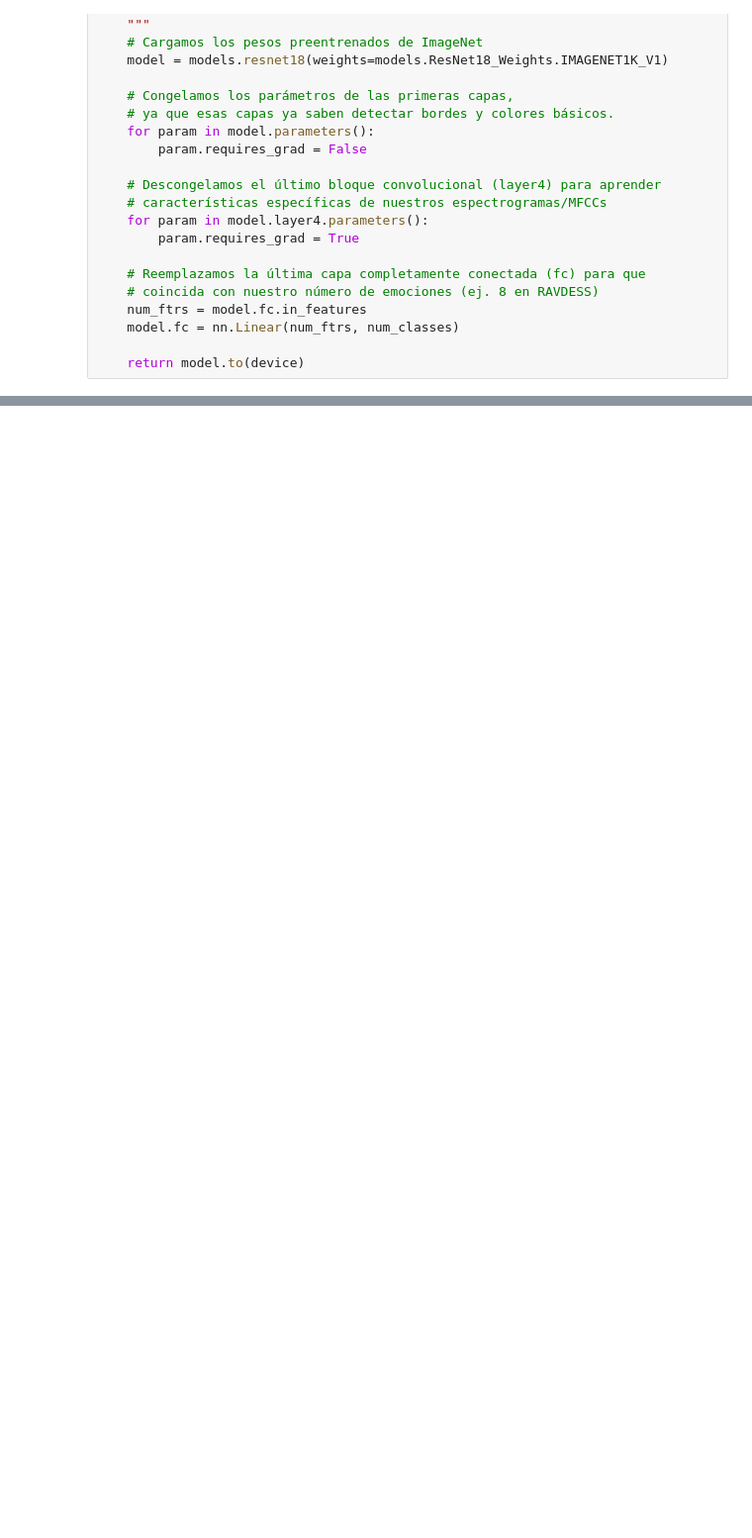
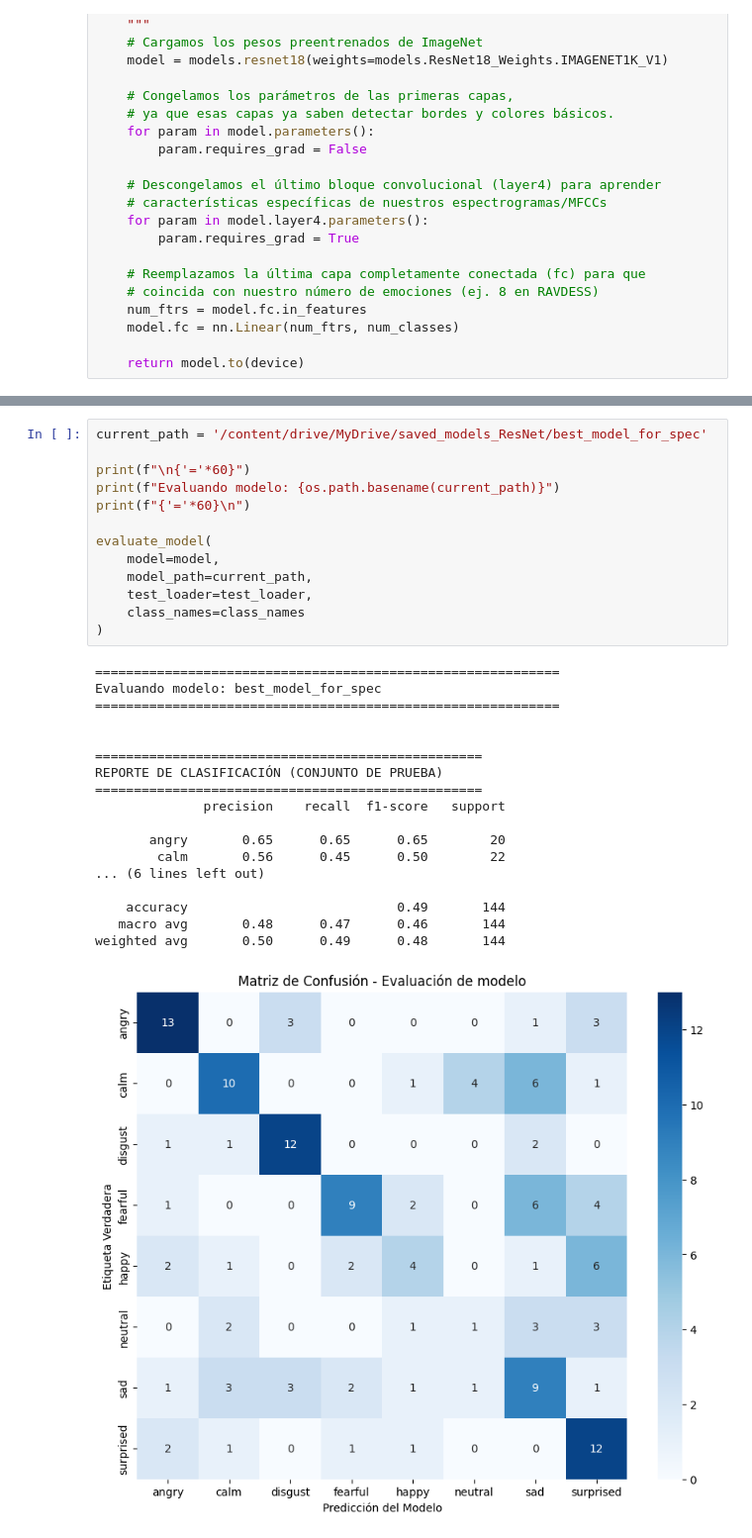
Before and after one commit to AcSsalazar/the-color-of-emotions, a Jupyter notebook: Notebooks/5-model-training.ipynb, the cells around one changed output, grey strips where cells are left out. Shown at 99% size. Saved outputs shown, nothing was run; the diff lists cells and outputs as text; blank space fills up the shorter version.

```diff
--- a/Notebooks/5-model-training.ipynb
+++ b/Notebooks/5-model-training.ipynb
@@ -225,0 +366,32 @@ TypeError: resnet_feature_selector() got an unexpected keyword argument 'base_di
+# %%
+current_path = '/content/drive/MyDrive/saved_models_ResNet/best_model_for_spec'
+
+print(f"\n{'='*60}")
+print(f"Evaluando modelo: {os.path.basename(current_path)}")
+print(f"{'='*60}\n")
+
+evaluate_model(
+    model=model,
+    model_path=current_path,
+    test_loader=test_loader,
+    class_names=class_names
+)
+# %% [output]
+============================================================
+Evaluando modelo: best_model_for_spec
+============================================================
+
+
+==================================================
+REPORTE DE CLASIFICACIÓN (CONJUNTO DE PRUEBA)
+==================================================
+              precision    recall  f1-score   support
+
+       angry       0.65      0.65      0.65        20
+        calm       0.56      0.45      0.50        22
+... (6 lines left out)
+
+    accuracy                           0.49       144
+   macro avg       0.48      0.47      0.46       144
+weighted avg       0.50      0.49      0.48       144
+[figure, added]
```
Also changed, not shown: parts of 15 cells of this notebook.
